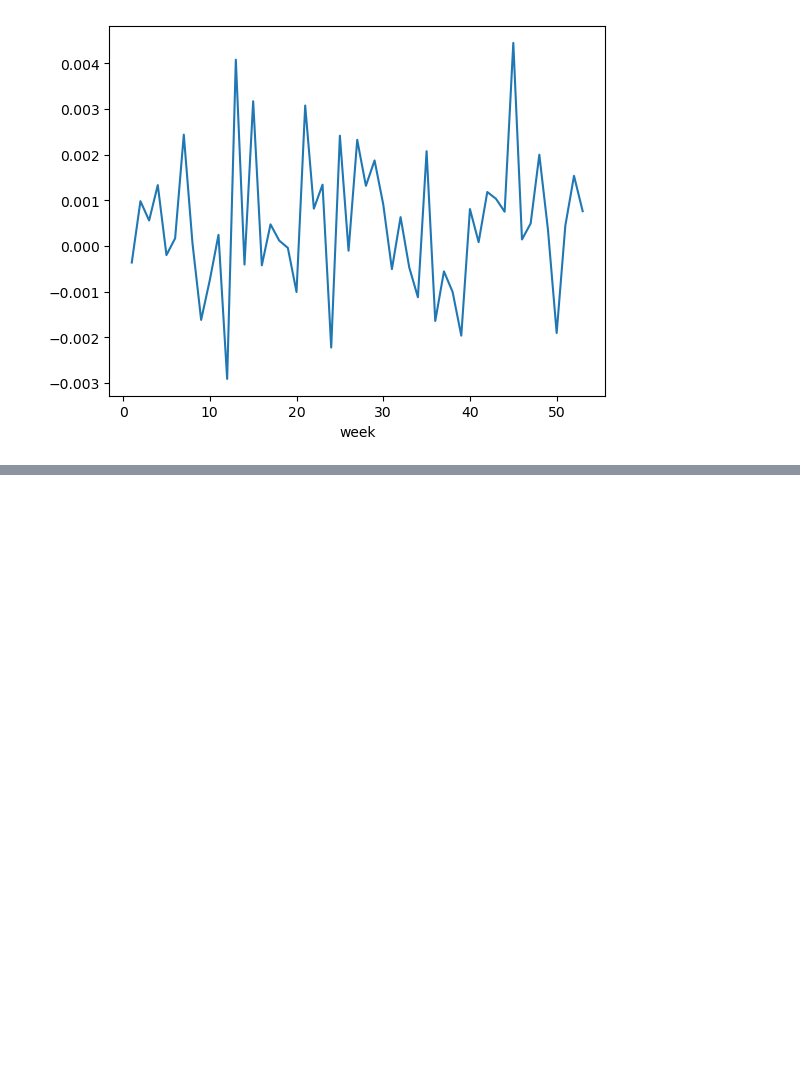
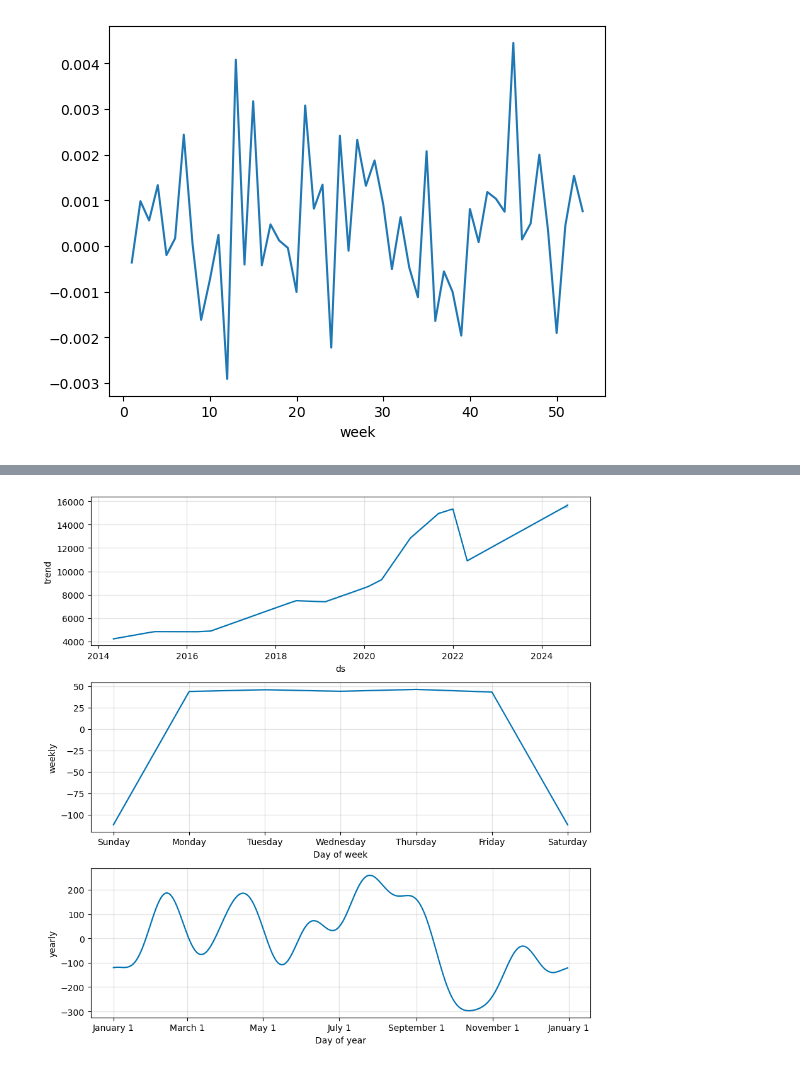
Before and after one commit to itaylor1645/project_1, a Jupyter notebook: stocks.ipynb, the cells around one changed output, grey strips where cells are left out. Cells and saved outputs as stored; diff of their text form; code cells hidden in the pictures; blank space fills up the shorter version.

```diff
--- a/stocks.ipynb
+++ b/stocks.ipynb
@@ -364,0 +504,9 @@ SP500_woy_return_mean.plot()
+# %%
+# Reset the index in the nasdaq_forecast DataFrame
+nasdaq_forecast = nasdaq_forecast.reset_index()
+# %%
+# Use the plot_components function to visualize the forecast results
+# for the nasdaq_forecast DataFrame
+fig2 = nasdaq_model.plot_components(nasdaq_forecast)
+# %% [output]
+[figure, added]
```
Also changed, not shown: parts of 13 cells of this notebook.
